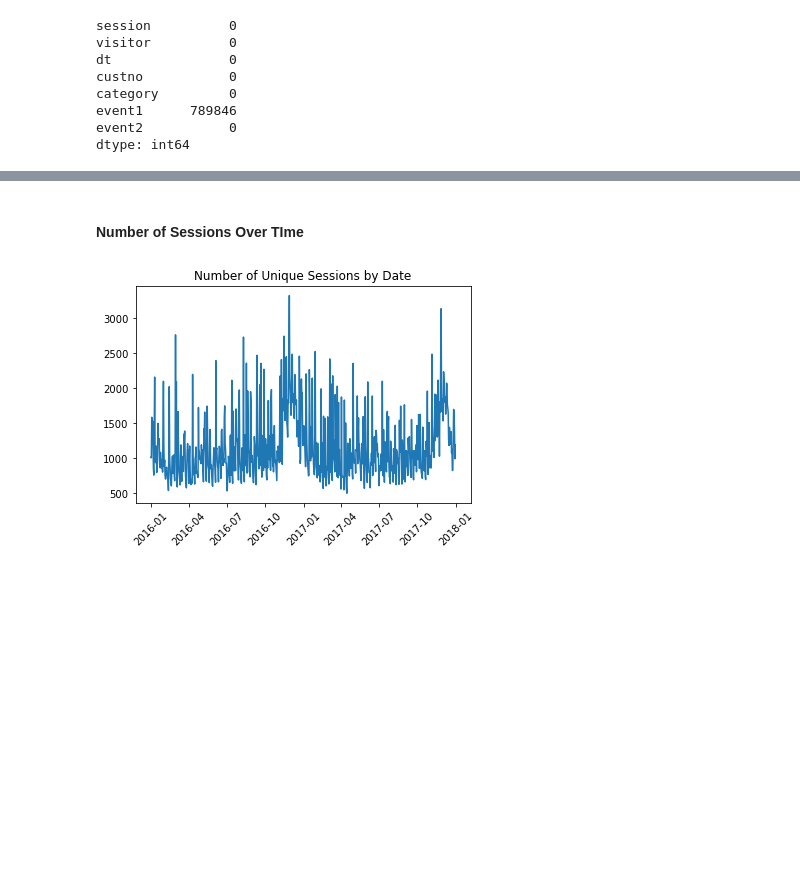
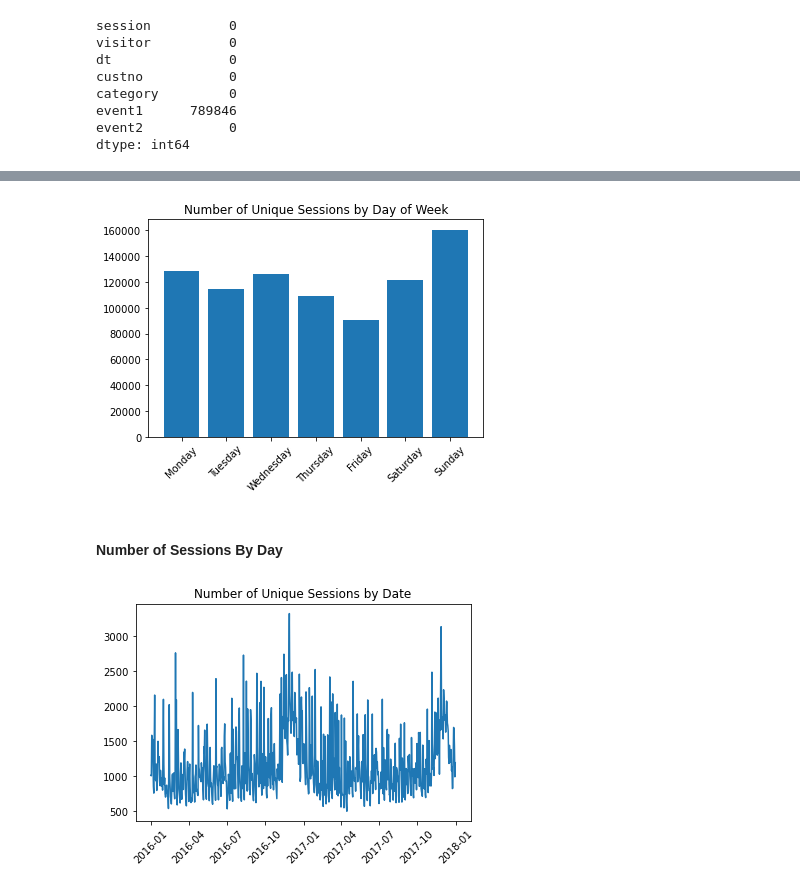
Before and after one commit to bryeomans90/shfly, a Jupyter notebook: Data Exploration.ipynb, the cells around one changed output, grey strips where cells are left out. Cells and saved outputs as stored; diff of their text form; code cells hidden in the pictures; blank space fills up the shorter version.

```diff
--- a/Data Exploration.ipynb
+++ b/Data Exploration.ipynb
@@ -45,5 +59,20 @@ dtype: int64
+# %%
+online['DOW'] = online['dt'].dt.dayofweek
+unique_sessions = online[['DOW', 'session']].drop_duplicates()
+sessions_by_dow = unique_sessions.groupby('DOW').count()
+# %%
+sessions_by_dow.index = [
+    'Monday', 'Tuesday', 'Wednesday', 'Thursday', 'Friday', 'Saturday', 'Sunday'
+]
+# %%
+plt.title('Number of Unique Sessions by Day of Week')
+plt.bar(sessions_by_dow.index, sessions_by_dow['session'])
+plt.xticks(rotation=45)
+plt.show()
+# %% [output]
+[figure, added]
 # %% [markdown]
-#### Number of Sessions Over TIme
+#### Number of Sessions By Day
 # %%
 online['date'] = online['dt'].dt.date
 unique_sessions = online[['date', 'session']].drop_duplicates()
```
Also changed, not shown: parts of 28 cells of this notebook.
